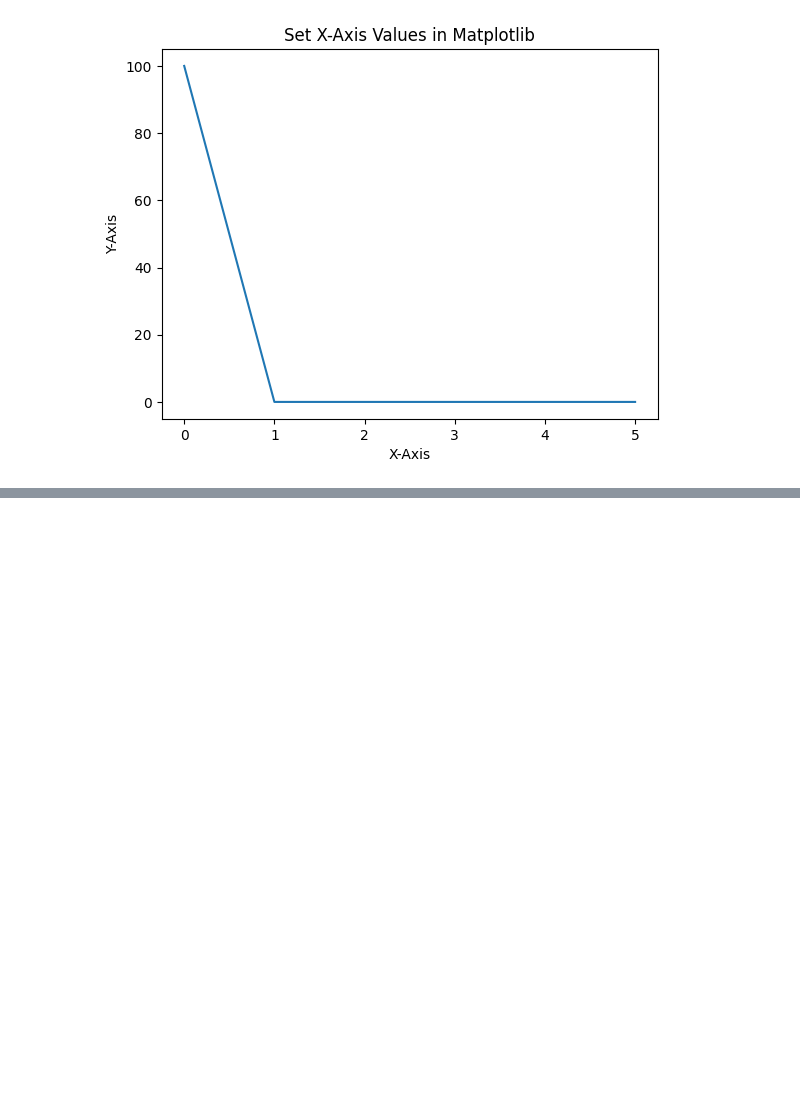
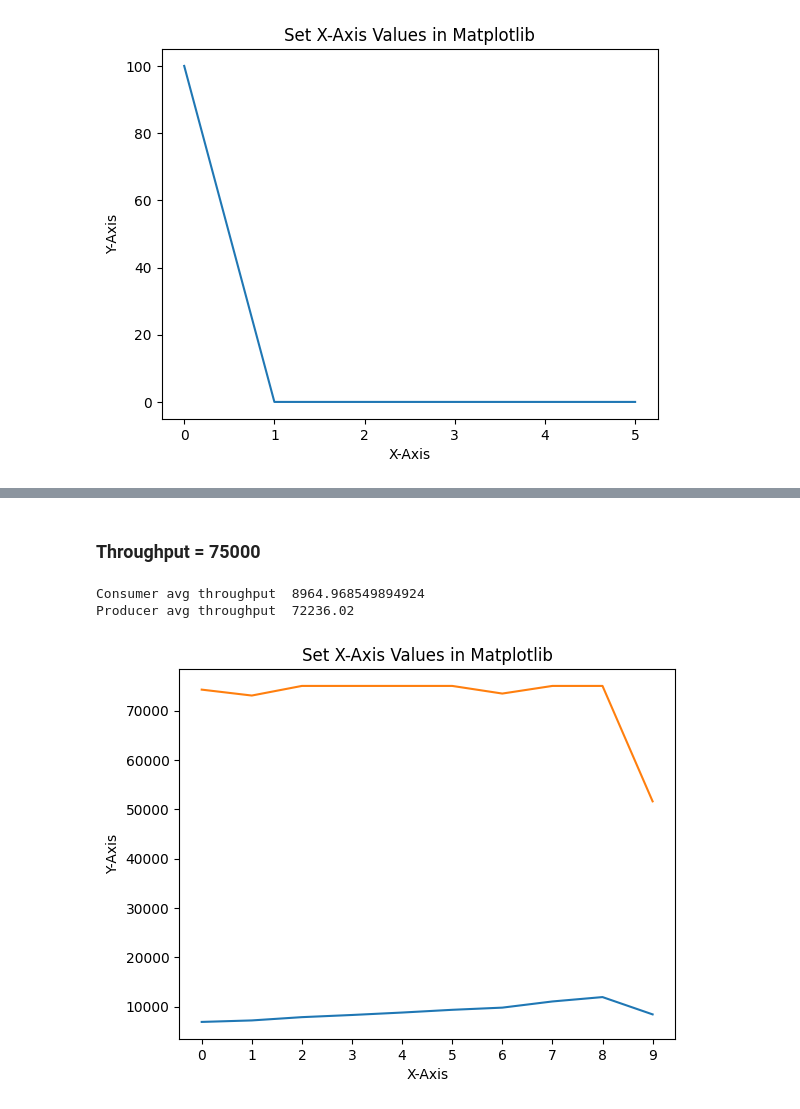
Before and after one commit to chinmayparekh/StreamingDataSystems, a Jupyter notebook: plots/batch.ipynb, the cells around one changed output, grey strips where cells are left out. Saved outputs shown, nothing was run; the diff lists cells and outputs as text; code cells hidden in the pictures; blank space fills up the shorter version.

```diff
--- a/plots/batch.ipynb
+++ b/plots/batch.ipynb
@@ -138,0 +157,13 @@ Latency  100.000408772533
+# %% [markdown]
+### Throughput = 75000
+# %%
+t=[75000, 75000, 75000, 75000, 75000, 75000, 75000, 67491, 75000, 75000, 75000, 75000, 55514, 75000, 75000, 75000, 75000, 75000, 75000, 75000, 75000, 75000, 75000, 75000, 75000, 75000, 75000, 75000, 75000, 75000, 75000, 75000, 75000, 75000, 75000, 75000, 75000, 75000, 75000, 75000, 75000, 75000, 75000, 75000, 75000, 75000, 75000, 75000, 75000, 75000, 75000, 75000, 75000, 75000, 75000, 75000, 75000, 75000, 75000, 75000, 75000, 63555, 75000, 75000, 70969, 75000, 75000, 75000, 75000, 75000, 75000, 75000, 75000, 75000, 75000, 75000, 75000, 75000, 75000, 75000, 75000, 75000, 75000, 75000, 75000, 75000, 75000, 75000, 75000, 75000, 75000, 75000, 75000, 75000, 75000, 75000, 66073]
+consumer=  [6901.3549908192745, 7204.059125997221, 7868.367788198982, 8307.589866162623, 8801.943112267096, 9356.496475613621, 9797.271792381986, 11049.231160611535, 11935.440913647499, 8427.930273249394]
+latency =  [100, 0.000107586264, 0.00010140311, 9.531837099999999e-05, 9.0278891e-05, 8.520845799999999e-05, 8.0158209e-05, 7.497230000000001e-05, 6.787802600000001e-05, 6.2838064e-05]
+# Matches =  [87409, 85780, 98242, 98499, 98150, 98341, 76329, 98248, 98333, 67515]
+# %%
+plot_throughput(consumer,t)
+# %% [output]
+Consumer avg throughput  8964.968549894924
+Producer avg throughput  72236.02
+[figure, added]
```
Also changed, not shown: parts of 5 cells of this notebook, 15 other files.
